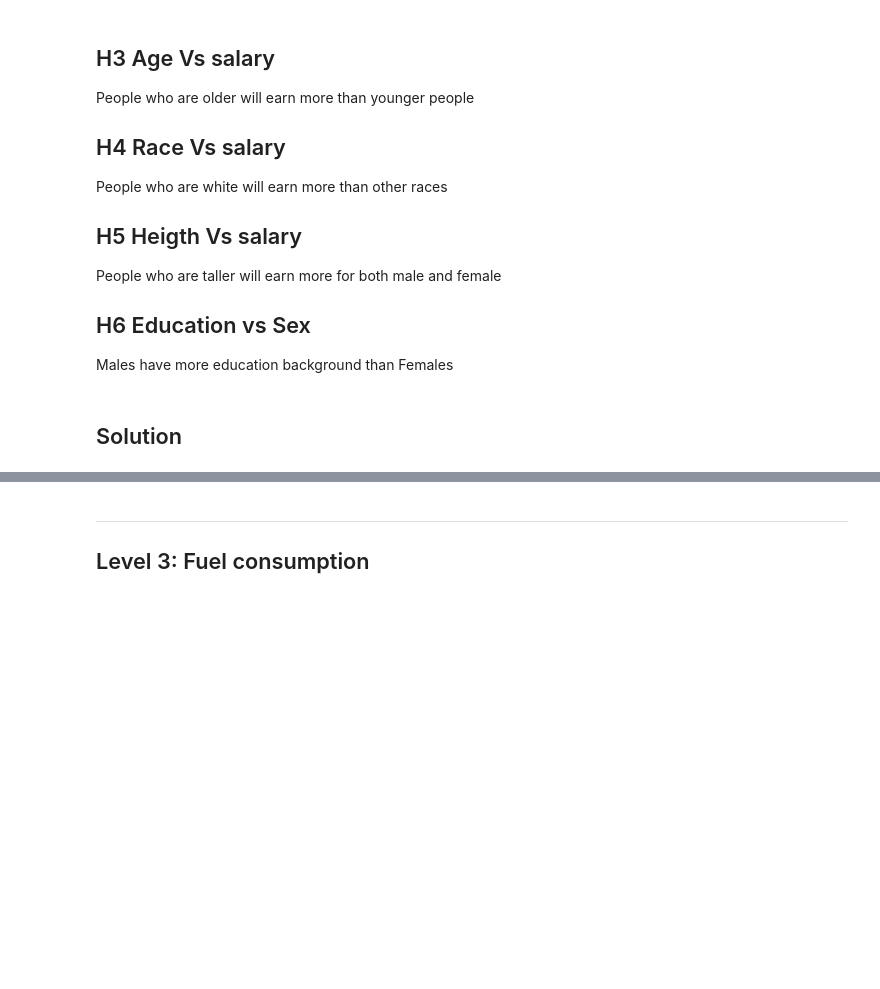
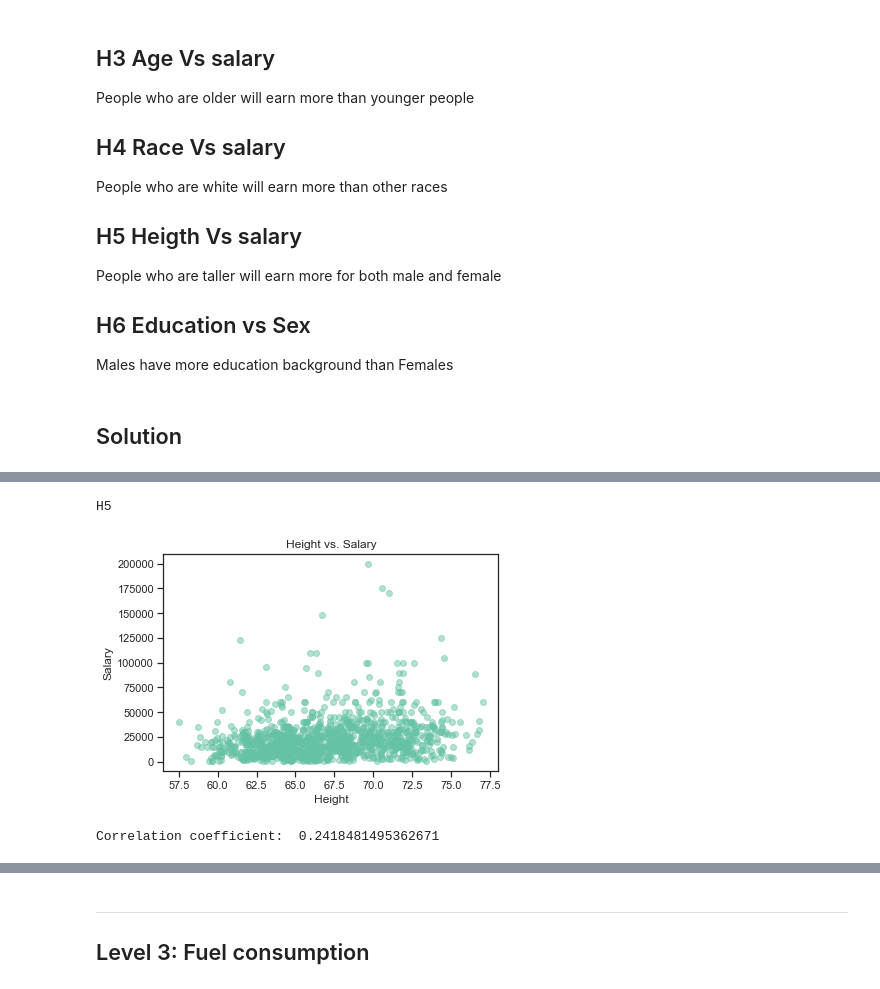
Before and after one commit to AdamCorbinFAUPhD/CAP5768-Intro-to-Data-Science, a Jupyter notebook: assignment_1/CAP5768_Assignment1_Corbin_Adam.ipynb, the cells around one changed output, grey strips where cells are left out. Cells and saved outputs as stored; diff of their text form; code cells hidden in the pictures; blank space fills up the shorter version.

```diff
--- a/assignment_1/CAP5768_Assignment1_Corbin_Adam.ipynb
+++ b/assignment_1/CAP5768_Assignment1_Corbin_Adam.ipynb
@@ -467,0 +524,14 @@ H6
+# %%
+print("H5")
+ages = np.array(salaries['height'])
+plt.title('Height vs. Salary')
+plt.xlabel('Height')
+plt.ylabel('Salary');
+plt.scatter(ages, salary , alpha=0.5)
+plt.show()
+corr, _ = pearsonr(salary,ages)
+print('Correlation coefficient: ',corr)
+# %% [output]
+H5
+[figure, added]
+Correlation coefficient:  0.2418481495362671
```
Also changed, not shown: parts of 10 cells of this notebook.
